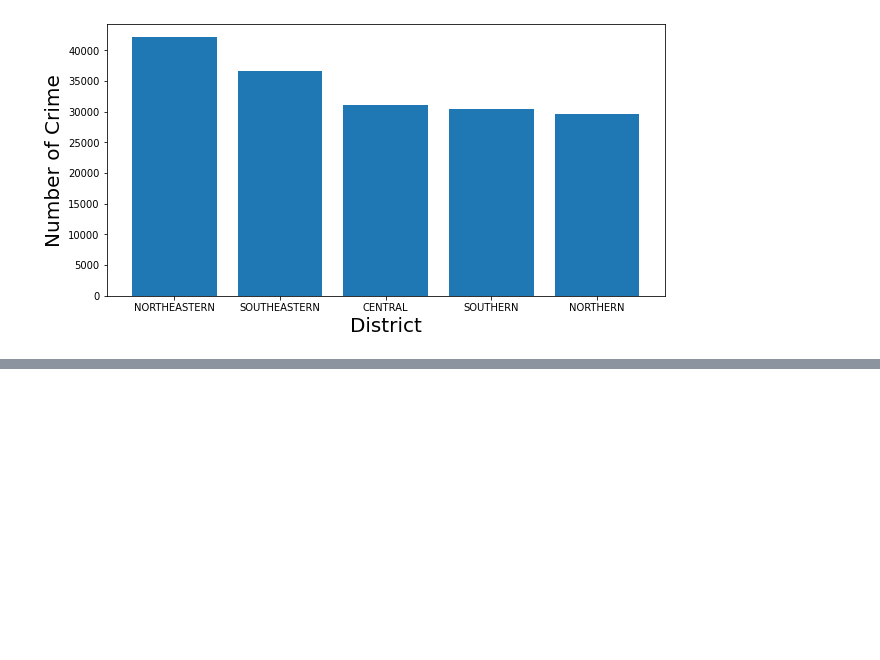
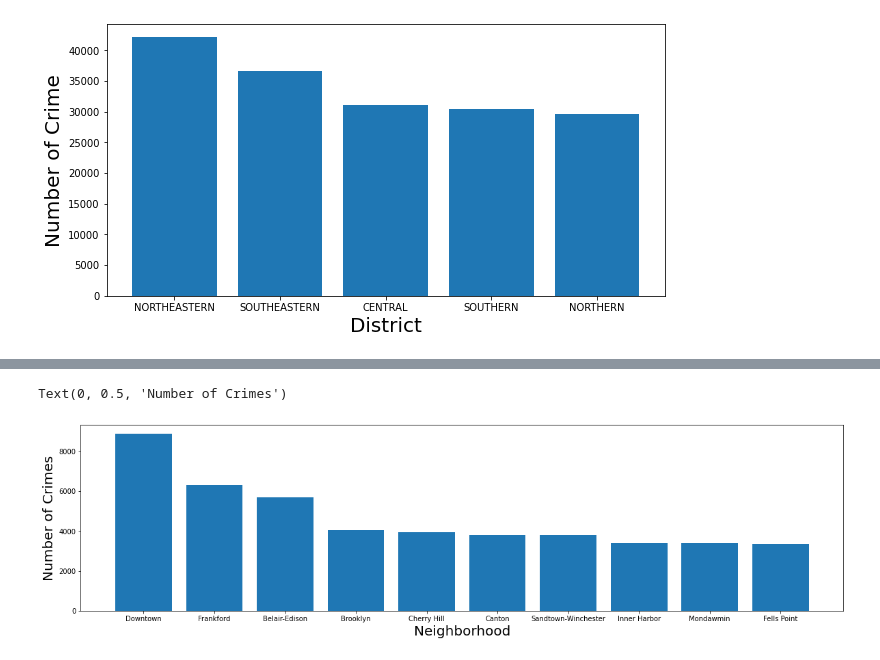
Before and after one commit to Abhishek4848/Homicide_Data_Analysis, a Jupyter notebook: homicide_analysis.ipynb, the cells around one changed output, grey strips where cells are left out. Cells and saved outputs as stored; diff of their text form; code cells hidden in the pictures; blank space fills up the shorter version.

```diff
--- a/homicide_analysis.ipynb
+++ b/homicide_analysis.ipynb
@@ -178,0 +199,9 @@ AttributeError: ignored
+# %%
+neigh = df['Neighborhood'].value_counts()
+plt.figure(figsize = (20,5))
+plt.bar(list(neigh[0:10].index),df['Neighborhood'].value_counts()[0:10].tolist())
+plt.xlabel("Neighborhood",fontsize=20)
+plt.ylabel("Number of Crimes",fontsize=20)
+# %% [output]
+Text(0, 0.5, 'Number of Crimes')
+[figure, added]
```
Also changed, not shown: parts of 7 cells of this notebook.
